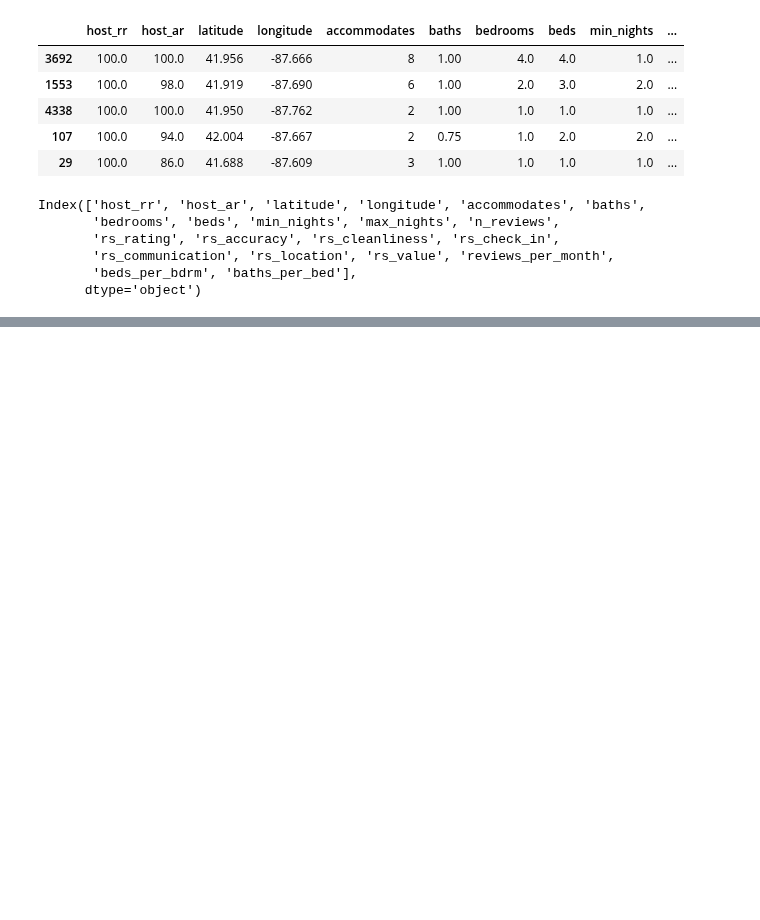
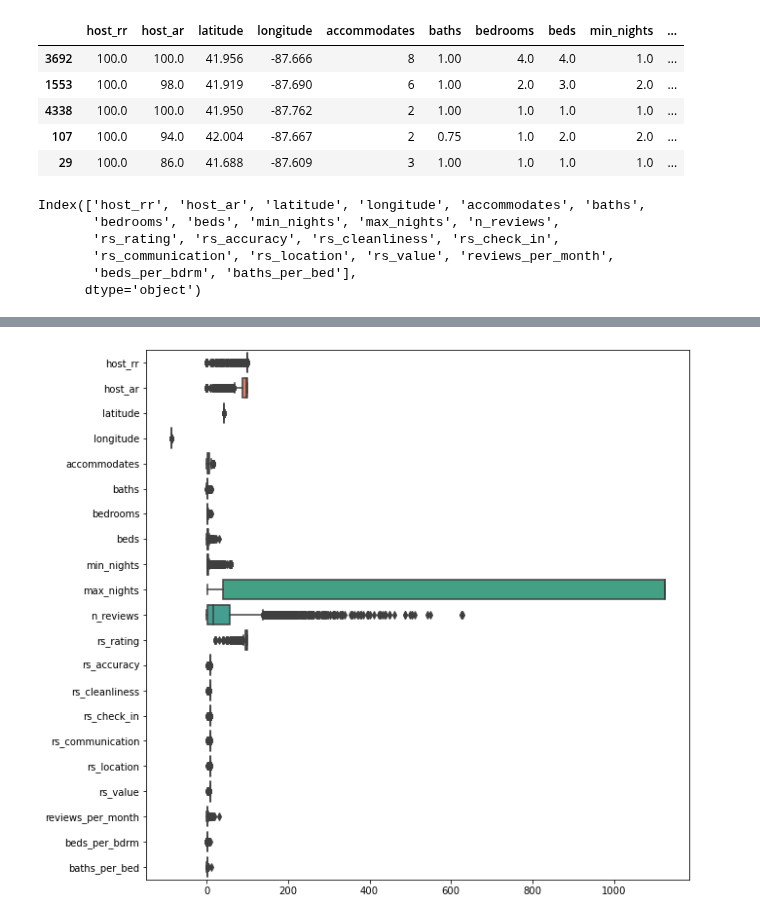
Before and after one commit to harera3/ML_Portfolio, a Jupyter notebook: 08_Chicago_AirBnB_Feature_Engineering.ipynb, the cells around one changed output, grey strips where cells are left out. Saved outputs shown, nothing was run; the diff lists cells and outputs as text; code cells hidden in the pictures; blank space fills up the shorter version.

```diff
--- a/08_Chicago_AirBnB_Feature_Engineering.ipynb
+++ b/08_Chicago_AirBnB_Feature_Engineering.ipynb
@@ -50,6 +50,8 @@ class AttributeAdder(BaseEstimator, TransformerMixin):
         df_ = df.copy()
         df_['beds_per_bdrm'] = df_['beds']/df_['bedrooms']
         df_['baths_per_bed'] = df_['baths']/df_['beds']
+        df_.replace(np.inf, 0, inplace=True)
+        df_.replace(np.nan, 0, inplace=True)
         return df_
 
 adder = AttributeAdder()
@@ -78,0 +102,8 @@ Index(['host_rr', 'host_ar', 'latitude', 'longitude', 'accommodates', 'baths',
+# %%
+import matplotlib.pyplot as plt
+import seaborn as sns
+
+plt.figure(figsize=(10,10))
+ax = sns.boxplot(data=X_train_num, orient="h", palette="husl")
+# %% [output]
+[figure, added]
```
Also changed, not shown: parts of 6 cells of this notebook.
